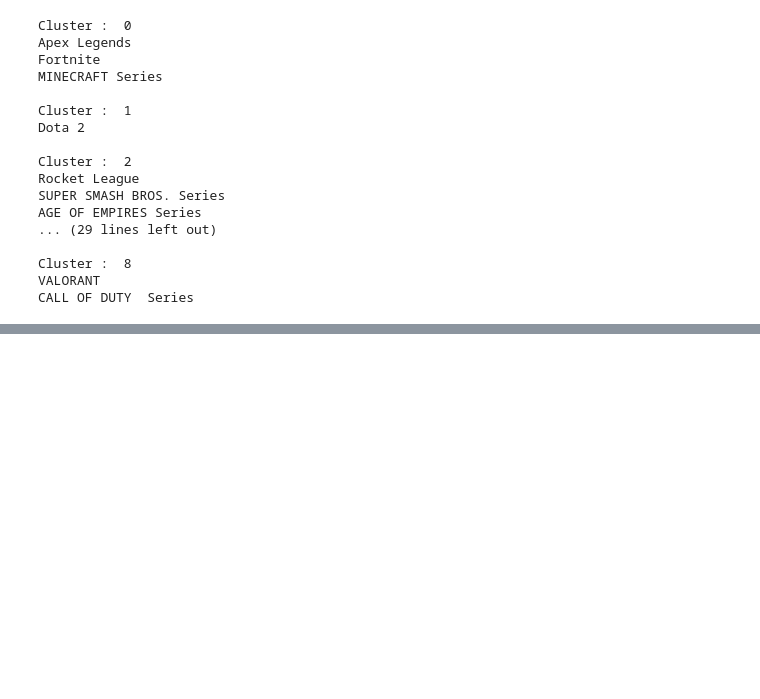
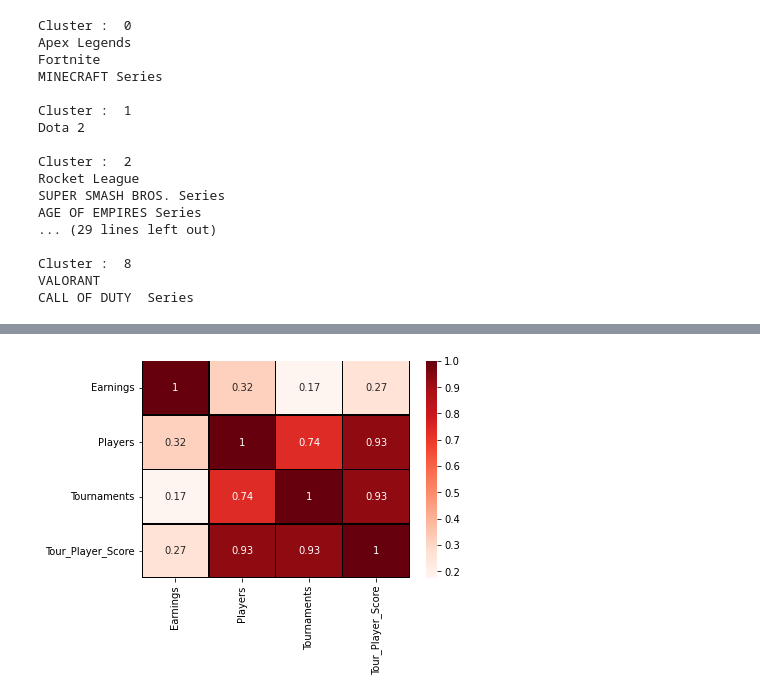
Before and after one commit to markerxz/games-popularity-analysis, a Jupyter notebook: esp.ipynb, the cells around one changed output, grey strips where cells are left out. Saved outputs shown, nothing was run; the diff lists cells and outputs as text; code cells hidden in the pictures; blank space fills up the shorter version.

```diff
--- a/esp.ipynb
+++ b/esp.ipynb
@@ -1094,0 +1136,5 @@ CALL OF DUTY  Series
+# %%
+tournament = pd.read_csv('https://github.com/markerxz/games-popularity-analysis/raw/master/HistoricalEsportData.csv', encoding='cp1252')
+scaler = StandardScaler()
+features = ['Earnings','Players','Tournaments']
+tournament[features] = scaler.fit_transform(tournament[features])
@@ -1094,0 +1157,10 @@ CALL OF DUTY  Series
+# %%
+from sklearn.decomposition import PCA
+pca = PCA(n_components=1)
+PCA = pca.fit_transform(tournament[['Players','Tournaments']])
+tournament['Tour_Player_Score'] = PCA
+# %%
+corr = tournament[['Earnings','Players','Tournaments','Tour_Player_Score']].corr()
+ax = sns.heatmap(corr, cmap = 'Reds', annot = True, linewidths=0.5, linecolor='black')
+# %% [output]
+[figure, added]
```
Also changed, not shown: parts of 4 cells of this notebook.
